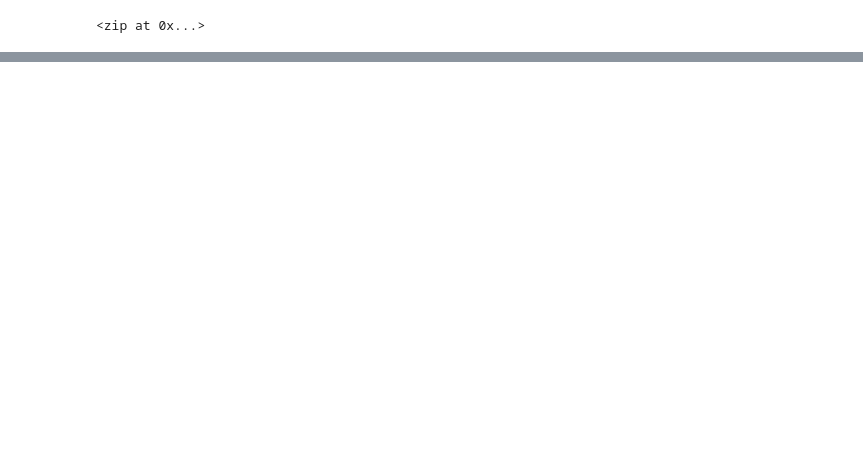
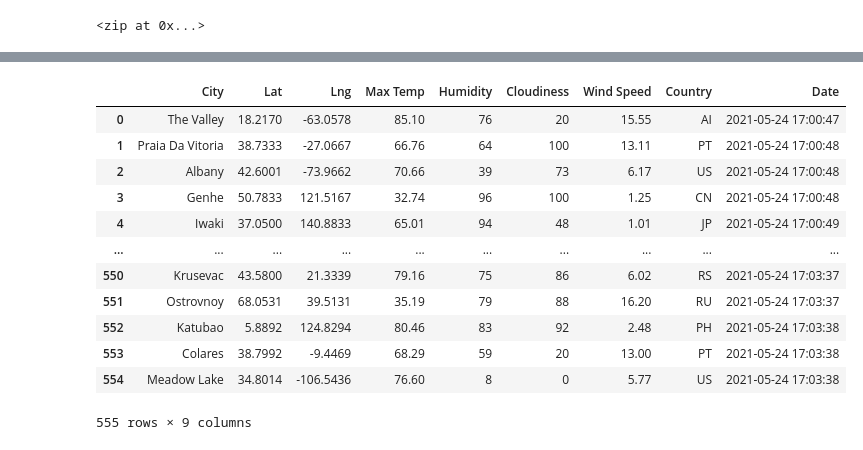
Before and after one commit to dpak-ch/World_Weather_Analysis, a Jupyter notebook: WeatherPy.ipynb, the cells around one changed output, grey strips where cells are left out. Cells and saved outputs as stored; diff of their text form; code cells hidden in the pictures; blank space fills up the shorter version.

Commit message:
Weatherpy initial commit

```diff
--- a/WeatherPy.ipynb
+++ b/WeatherPy.ipynb
@@ -42,0 +47,12 @@ len(cities)
+# %%
+url = "http://api.openweathermap.org/data/2.5/weather?units=Imperial&APPID=" + weather_api_key
+
+# Create an empty list to hold the weather data.
+city_data = []
+# Print the beginning of the logging.
+print("Beginning Data Retrieval     ")
+print("-----------------------------")
+
+# Create counters.
+record_count = 1
+set_count = 1
@@ -42,0 +147,17 @@ len(cities)
+# %%
+city_data_df = pd.DataFrame(city_data)
+city_data_df
+# %% [output]
+|  | City | Lat | Lng | Max Temp | Humidity | Cloudiness | Wind Speed | Country | Date |
+| 0 | The Valley | 18.2170 | -63.0578 | 85.10 | 76 | 20 | 15.55 | AI | 2021-05-24 17:00:47 |
+| 1 | Praia Da Vitoria | 38.7333 | -27.0667 | 66.76 | 64 | 100 | 13.11 | PT | 2021-05-24 17:00:48 |
+| 2 | Albany | 42.6001 | -73.9662 | 70.66 | 39 | 73 | 6.17 | US | 2021-05-24 17:00:48 |
+| 3 | Genhe | 50.7833 | 121.5167 | 32.74 | 96 | 100 | 1.25 | CN | 2021-05-24 17:00:48 |
+| 4 | Iwaki | 37.0500 | 140.8833 | 65.01 | 94 | 48 | 1.01 | JP | 2021-05-24 17:00:49 |
+| ... | ... | ... | ... | ... | ... | ... | ... | ... | ... |
+| 550 | Krusevac | 43.5800 | 21.3339 | 79.16 | 75 | 86 | 6.02 | RS | 2021-05-24 17:03:37 |
+| 551 | Ostrovnoy | 68.0531 | 39.5131 | 35.19 | 79 | 88 | 16.20 | RU | 2021-05-24 17:03:37 |
+| 552 | Katubao | 5.8892 | 124.8294 | 80.46 | 83 | 92 | 2.48 | PH | 2021-05-24 17:03:38 |
+| 553 | Colares | 38.7992 | -9.4469 | 68.29 | 59 | 20 | 13.00 | PT | 2021-05-24 17:03:38 |
+| 554 | Meadow Lake | 34.8014 | -106.5436 | 76.60 | 8 | 0 | 5.77 | US | 2021-05-24 17:03:38 |
+555 rows × 9 columns
```
Also changed, not shown: parts of 8 cells of this notebook, 1 other file.
